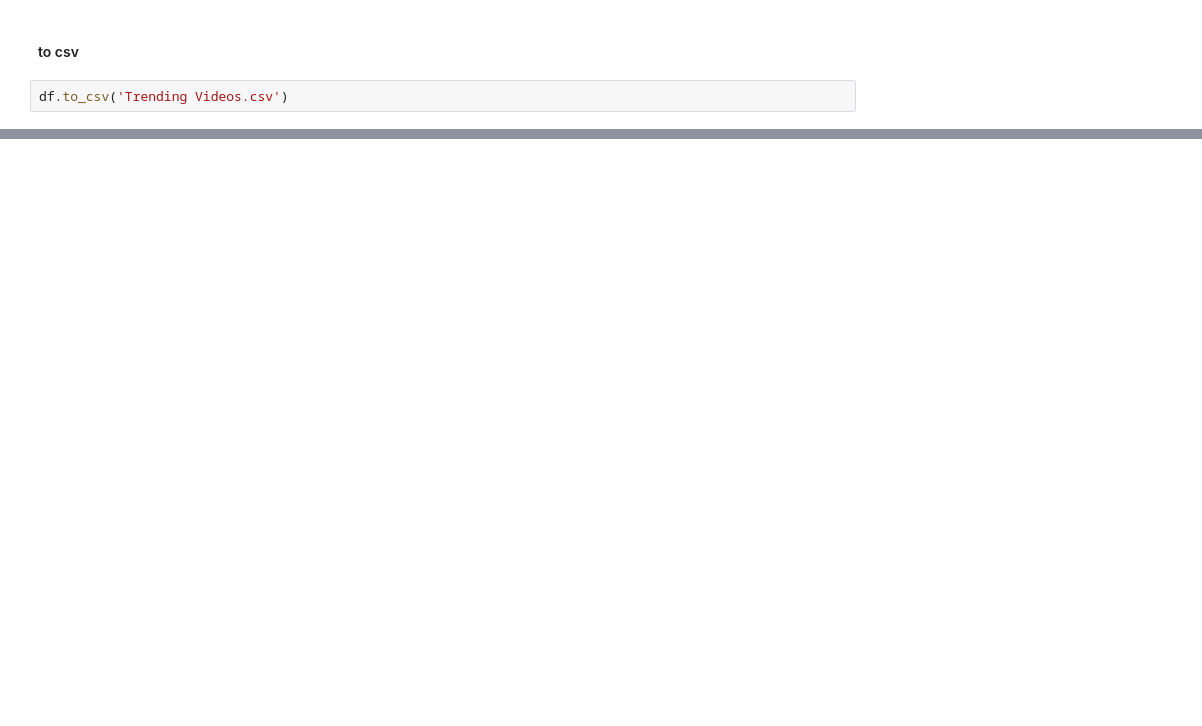
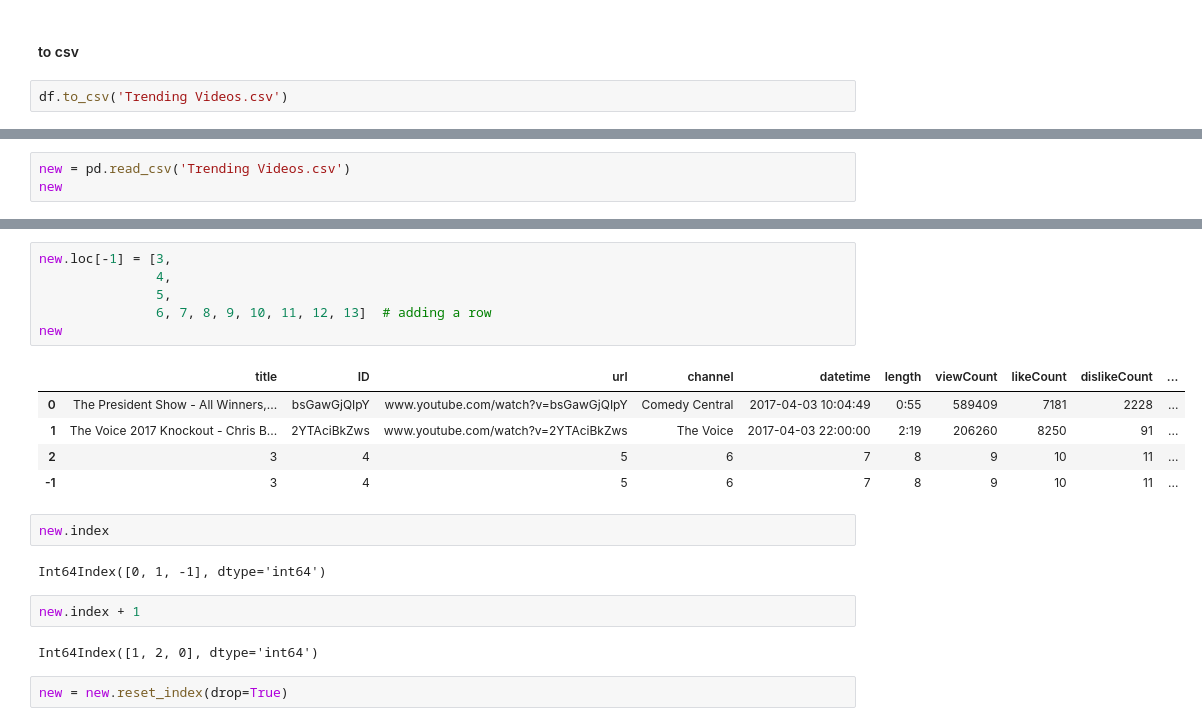
Before and after one commit to estepona/Python_Spiders, a Jupyter notebook: 6 Twitter Trending Videos Analysis/Twitter_Trending_Analysis.ipynb, the cells around one changed output, grey strips where cells are left out. Drawn from its saved outputs; the diff is of its cells as text; blank space fills up the shorter version.

```diff
--- a/6 Twitter Trending Videos Analysis/Twitter_Trending_Analysis.ipynb
+++ b/6 Twitter Trending Videos Analysis/Twitter_Trending_Analysis.ipynb
@@ -522,0 +584,3 @@ df.to_csv('Trending Videos.csv')
+# %%
+new = pd.read_csv('Trending Videos.csv')
+new
@@ -522,0 +618,22 @@ df.to_csv('Trending Videos.csv')
+# %%
+new.loc[-1] = [3,
+               4,
+               5,
+               6, 7, 8, 9, 10, 11, 12, 13]  # adding a row
+new
+# %% [output]
+|  | title | ID | url | channel | datetime | length | viewCount | likeCount | dislikeCount | ... |
+| 0 | The President Show - All Winners,... | bsGawGjQIpY | www.youtube.com/watch?v=bsGawGjQIpY | Comedy Central | 2017-04-03 10:04:49 | 0:55 | 589409 | 7181 | 2228 | ... |
+| 1 | The Voice 2017 Knockout - Chris B... | 2YTAciBkZws | www.youtube.com/watch?v=2YTAciBkZws | The Voice | 2017-04-03 22:00:00 | 2:19 | 206260 | 8250 | 91 | ... |
+| 2 | 3 | 4 | 5 | 6 | 7 | 8 | 9 | 10 | 11 | ... |
+| -1 | 3 | 4 | 5 | 6 | 7 | 8 | 9 | 10 | 11 | ... |
+# %%
+new.index
+# %% [output]
+Int64Index([0, 1, -1], dtype='int64')
+# %%
+new.index + 1
+# %% [output]
+Int64Index([1, 2, 0], dtype='int64')
+# %%
+new = new.reset_index(drop=True)
```
Also changed, not shown: parts of 23 cells of this notebook.
